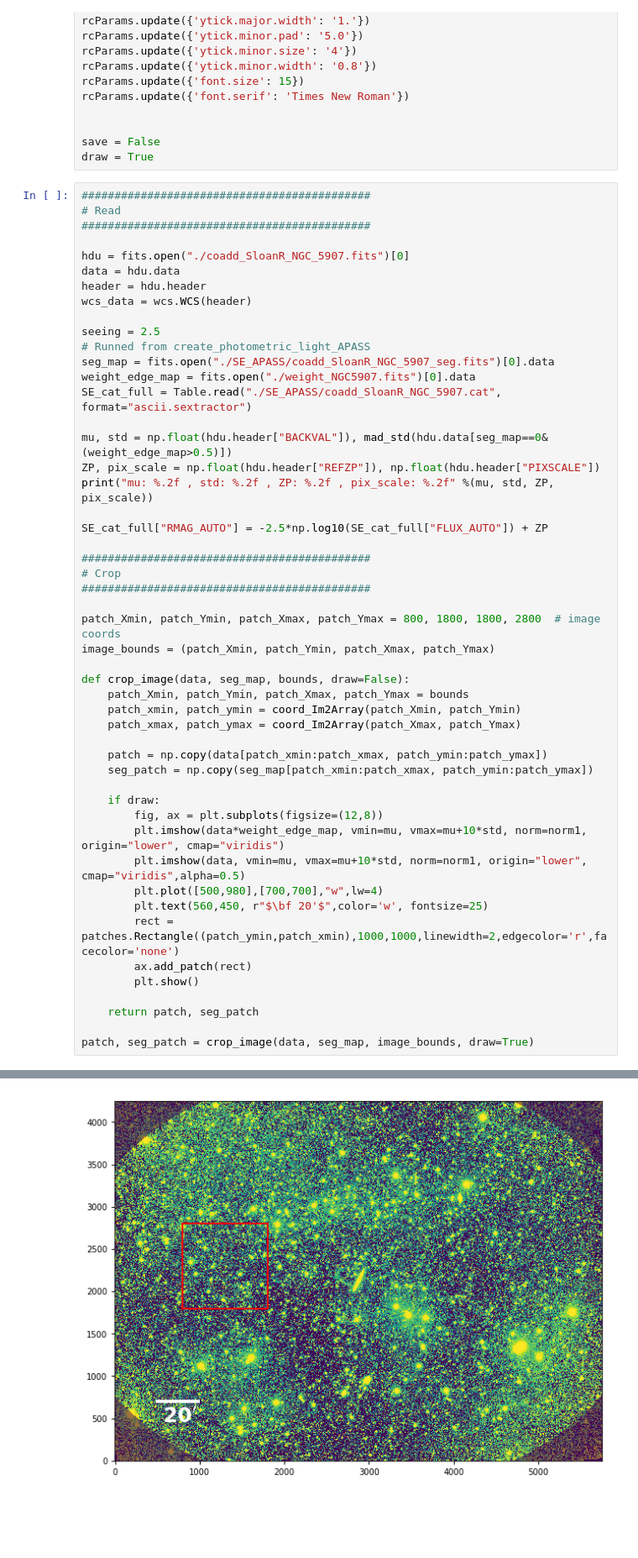
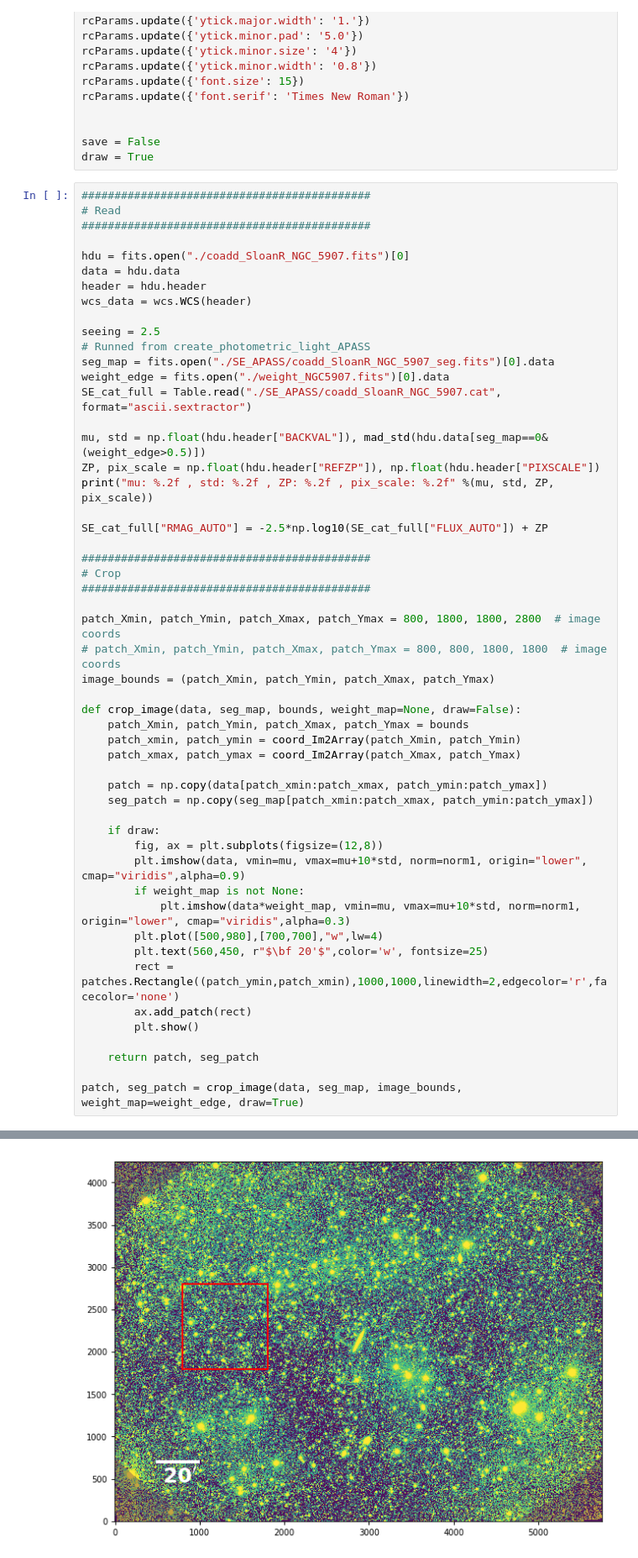
Before and after one commit to qliu4676/elderflower, a Jupyter notebook: Measure_SE_APASS_demo.ipynb, the cells around one changed output, grey strips where cells are left out. Shown at 84% size. Saved outputs shown, nothing was run; the diff lists cells and outputs as text; blank space fills up the shorter version.

Commit message:
measure norm demo

```diff
--- a/Measure_SE_APASS_demo.ipynb
+++ b/Measure_SE_APASS_demo.ipynb
@@ -48,46 +48,48 @@ wcs_data = wcs.WCS(header)
 seeing = 2.5
 # Runned from create_photometric_light_APASS
 seg_map = fits.open("./SE_APASS/coadd_SloanR_NGC_5907_seg.fits")[0].data
-weight_edge_map = fits.open("./weight_NGC5907.fits")[0].data
+weight_edge = fits.open("./weight_NGC5907.fits")[0].data
 SE_cat_full = Table.read("./SE_APASS/coadd_SloanR_NGC_5907.cat", format="ascii.sextractor")
 
-mu, std = np.float(hdu.header["BACKVAL"]), mad_std(hdu.data[seg_map==0&(weight_edge_map>0.5)])
+mu, std = np.float(hdu.header["BACKVAL"]), mad_std(hdu.data[seg_map==0&(weight_edge>0.5)])
 ZP, pix_scale = np.float(hdu.header["REFZP"]), np.float(hdu.header["PIXSCALE"])
 print("mu: %.2f , std: %.2f , ZP: %.2f , pix_scale: %.2f" %(mu, std, ZP, pix_scale))
 
 SE_cat_full["RMAG_AUTO"] = -2.5*np.log10(SE_cat_full["FLUX_AUTO"]) + ZP
 
 ############################################
 # Crop
 ############################################
 
 patch_Xmin, patch_Ymin, patch_Xmax, patch_Ymax = 800, 1800, 1800, 2800  # image coords
+# patch_Xmin, patch_Ymin, patch_Xmax, patch_Ymax = 800, 800, 1800, 1800  # image coords
 image_bounds = (patch_Xmin, patch_Ymin, patch_Xmax, patch_Ymax)
 
-def crop_image(data, seg_map, bounds, draw=False):
+def crop_image(data, seg_map, bounds, weight_map=None, draw=False):
     patch_Xmin, patch_Ymin, patch_Xmax, patch_Ymax = bounds
     patch_xmin, patch_ymin = coord_Im2Array(patch_Xmin, patch_Ymin)
     patch_xmax, patch_ymax = coord_Im2Array(patch_Xmax, patch_Ymax)
 
     patch = np.copy(data[patch_xmin:patch_xmax, patch_ymin:patch_ymax])
     seg_patch = np.copy(seg_map[patch_xmin:patch_xmax, patch_ymin:patch_ymax])
 
     if draw:
         fig, ax = plt.subplots(figsize=(12,8))
-        plt.imshow(data*weight_edge_map, vmin=mu, vmax=mu+10*std, norm=norm1, origin="lower", cmap="viridis")
-        plt.imshow(data, vmin=mu, vmax=mu+10*std, norm=norm1, origin="lower", cmap="viridis",alpha=0.5)
+        plt.imshow(data, vmin=mu, vmax=mu+10*std, norm=norm1, origin="lower", cmap="viridis",alpha=0.9)
+        if weight_map is not None:
+            plt.imshow(data*weight_map, vmin=mu, vmax=mu+10*std, norm=norm1, origin="lower", cmap="viridis",alpha=0.3)
         plt.plot([500,980],[700,700],"w",lw=4)
         plt.text(560,450, r"$\bf 20'$",color='w', fontsize=25)
         rect = patches.Rectangle((patch_ymin,patch_xmin),1000,1000,linewidth=2,edgecolor='r',facecolor='none')
         ax.add_patch(rect)
         plt.show()
 
     return patch, seg_patch
 
-patch, seg_patch = crop_image(data, seg_map, image_bounds, draw=True)
+patch, seg_patch = crop_image(data, seg_map, image_bounds, weight_map=weight_edge, draw=True)
 # %% [output]
 mu: 884.42 , std: 4.96 , ZP: 27.10 , pix_scale: 2.50
-[figure, old version]
+[figure, new version]
 # %%
 ############################################
 # Crossmatch
```
Also changed, not shown: parts of 5 cells of this notebook.
